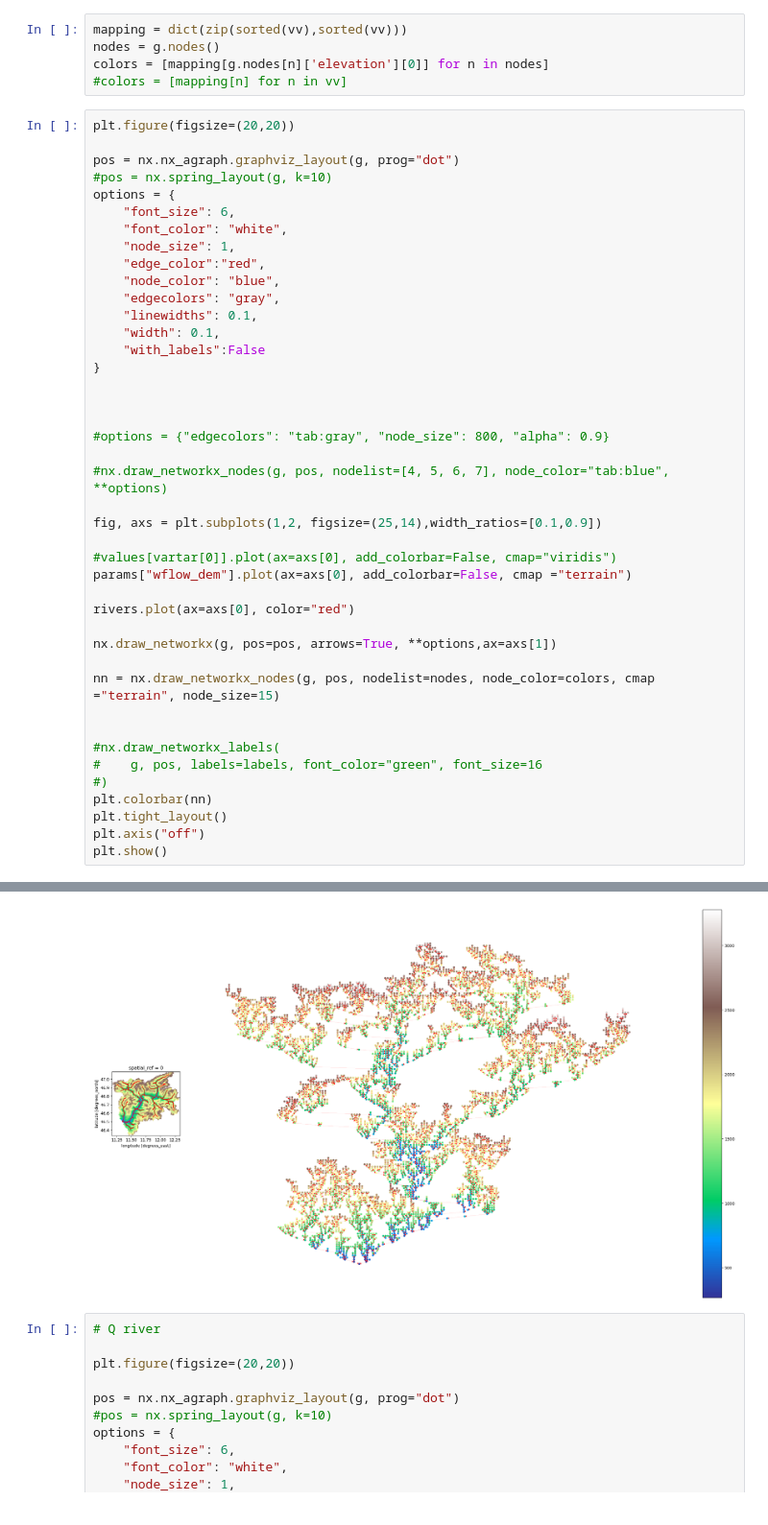
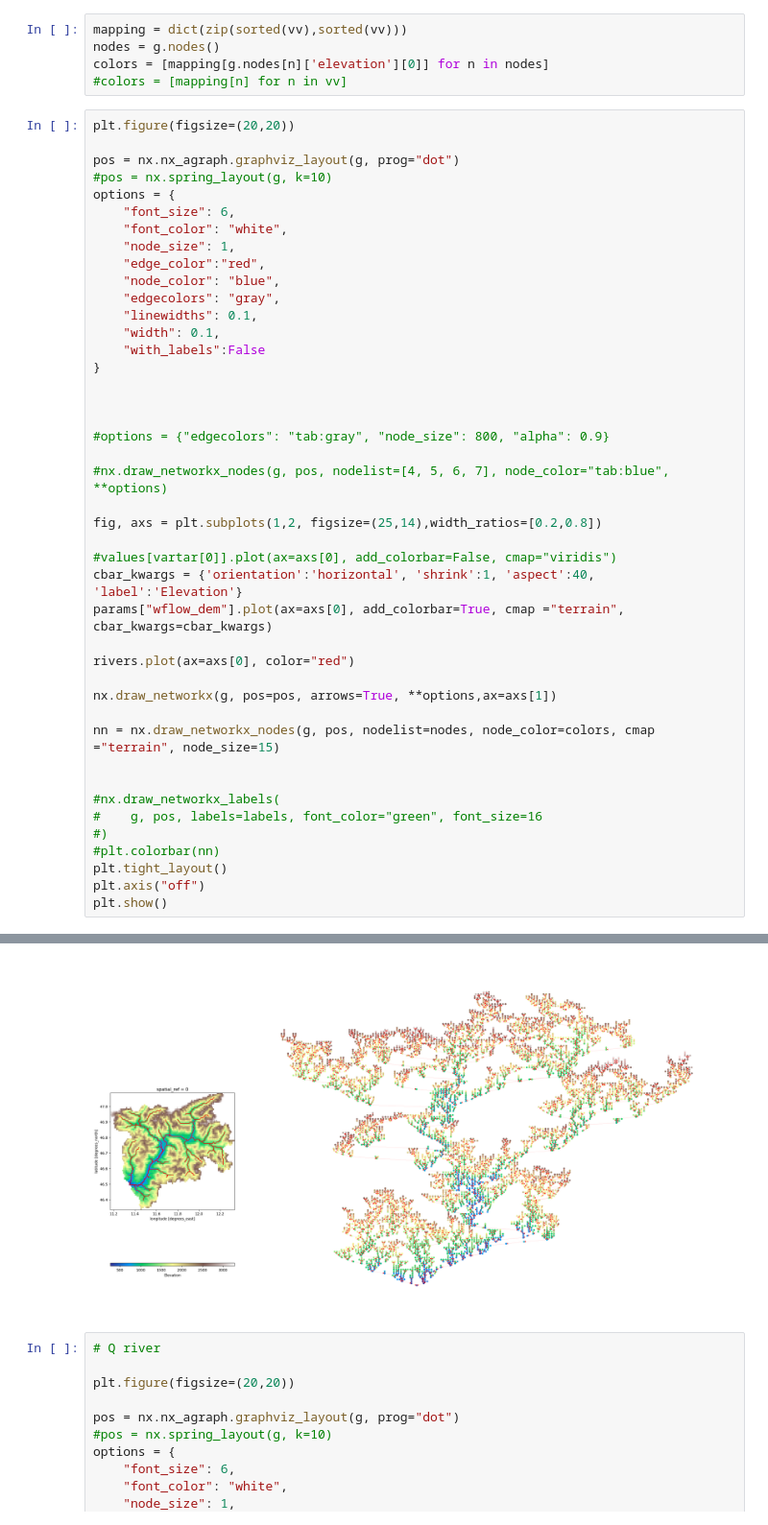
Before and after one commit to interTwin-eu/hython, a Jupyter notebook: hython/routing/gnn.ipynb, the cells around one changed output, grey strips where cells are left out. Shown at 96% size. Cells and saved outputs as stored; diff of their text form.

```diff
--- a/hython/routing/gnn.ipynb
+++ b/hython/routing/gnn.ipynb
@@ -284,37 +290,38 @@ options = {
     "edgecolors": "gray",
     "linewidths": 0.1,
     "width": 0.1,
     "with_labels":False
 }
 
 
 
 #options = {"edgecolors": "tab:gray", "node_size": 800, "alpha": 0.9}
 
 #nx.draw_networkx_nodes(g, pos, nodelist=[4, 5, 6, 7], node_color="tab:blue", **options)
 
-fig, axs = plt.subplots(1,2, figsize=(25,14),width_ratios=[0.1,0.9])
+fig, axs = plt.subplots(1,2, figsize=(25,14),width_ratios=[0.2,0.8])
 
 #values[vartar[0]].plot(ax=axs[0], add_colorbar=False, cmap="viridis")
-params["wflow_dem"].plot(ax=axs[0], add_colorbar=False, cmap ="terrain")
+cbar_kwargs = {'orientation':'horizontal', 'shrink':1, 'aspect':40, 'label':'Elevation'}
+params["wflow_dem"].plot(ax=axs[0], add_colorbar=True, cmap ="terrain", cbar_kwargs=cbar_kwargs)
 
 rivers.plot(ax=axs[0], color="red")
 
 nx.draw_networkx(g, pos=pos, arrows=True, **options,ax=axs[1])
 
 nn = nx.draw_networkx_nodes(g, pos, nodelist=nodes, node_color=colors, cmap ="terrain", node_size=15)
 
 
 #nx.draw_networkx_labels(
 #    g, pos, labels=labels, font_color="green", font_size=16
 #)
-plt.colorbar(nn)
+#plt.colorbar(nn)
 plt.tight_layout()
 plt.axis("off")
 plt.show()
 # %% [output]
 <Figure size 2000x2000 with 0 Axes>
-[figure, old version]
+[figure, new version]
 # %%
 # Q river
 
```
Also changed, not shown: parts of 2 cells of this notebook, 5 other files.
